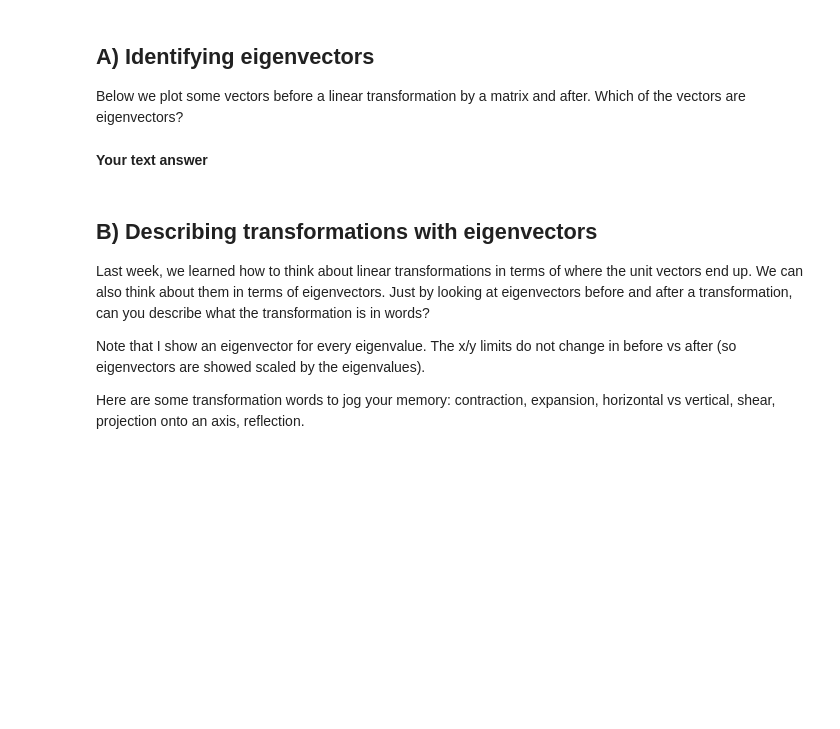
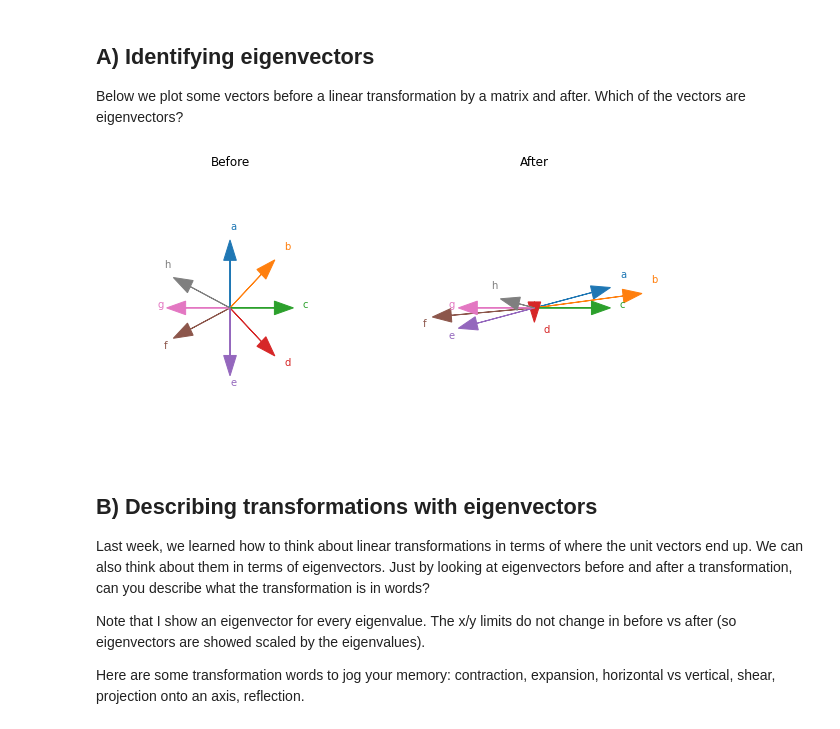
Before and after one commit to ebatty/MathToolsforNeuroscience, a Jupyter notebook: Week3/Week3Tutorial1.ipynb, the cells around one changed output. Drawn from its saved outputs; the diff is of its cells as text; code cells hidden in the pictures; blank space fills up the shorter version.

```diff
--- a/Week3/Week3Tutorial1.ipynb
+++ b/Week3/Week3Tutorial1.ipynb
@@ -154,36 +166,36 @@ Below we plot some vectors before a linear transformation by a matrix and after.
 # @markdown Execute this cell to visualize vectors
 
 vec_names = ['a', 'b','c','d','e','f','g', 'h']
 vecs = np.array([[0, 1],
                  [1/np.sqrt(2), 1/np.sqrt(2)],
                  [1, 0],
                  [1/np.sqrt(2), -1/np.sqrt(2)],
                  [0, -1],
                  [-2/np.sqrt(5), -1/np.sqrt(5)],
                  [-1, 0],
                  [-2/np.sqrt(5), 1/np.sqrt(5)],
                  ])
-W = np.array([[1.4, 1.2], [0, 1]])
+W = np.array([[1.2, 1.2], [0, .3]])
 
 fig, axes = plt.subplots(1, 2, figsize=(10, 5))
 colors = plt.rcParams['axes.prop_cycle'].by_key()['color']
 
 for i in range(2):
   axes[i].set(xlim=[-2, 2], ylim=[-2,2])
   axes[i].axis('Off')
 
 for i_vec, vec in enumerate(vecs):
   axes[0].arrow(0, 0, vec[0], vec[1], head_width=.2, facecolor=colors[i_vec], edgecolor=colors[i_vec], length_includes_head=True)
   axes[0].annotate(vec_names[i_vec], xy=(vec[0]+np.sign(vec[0])*.15, vec[1]+np.sign(vec[1])*.15), color=colors[i_vec])
 
   transformed_vec = np.matmul(W, vec)
   axes[1].arrow(0, 0, transformed_vec[0], transformed_vec[1], head_width=.2, facecolor=colors[i_vec], edgecolor=colors[i_vec], length_includes_head=True)
   axes[1].annotate(vec_names[i_vec], xy=(transformed_vec[0]+np.sign(transformed_vec[0])*.15, transformed_vec[1]+np.sign(transformed_vec[1])*.15), color=colors[i_vec])
 
 axes[0].set_title('Before')
 axes[1].set_title('After');
+# %% [output]
+[figure, added]
-# %% [markdown]
-**Your text answer**
 # %% [markdown]
 ## B) Describing transformations with eigenvectors
 
```
Also changed, not shown: parts of 59 cells of this notebook.
